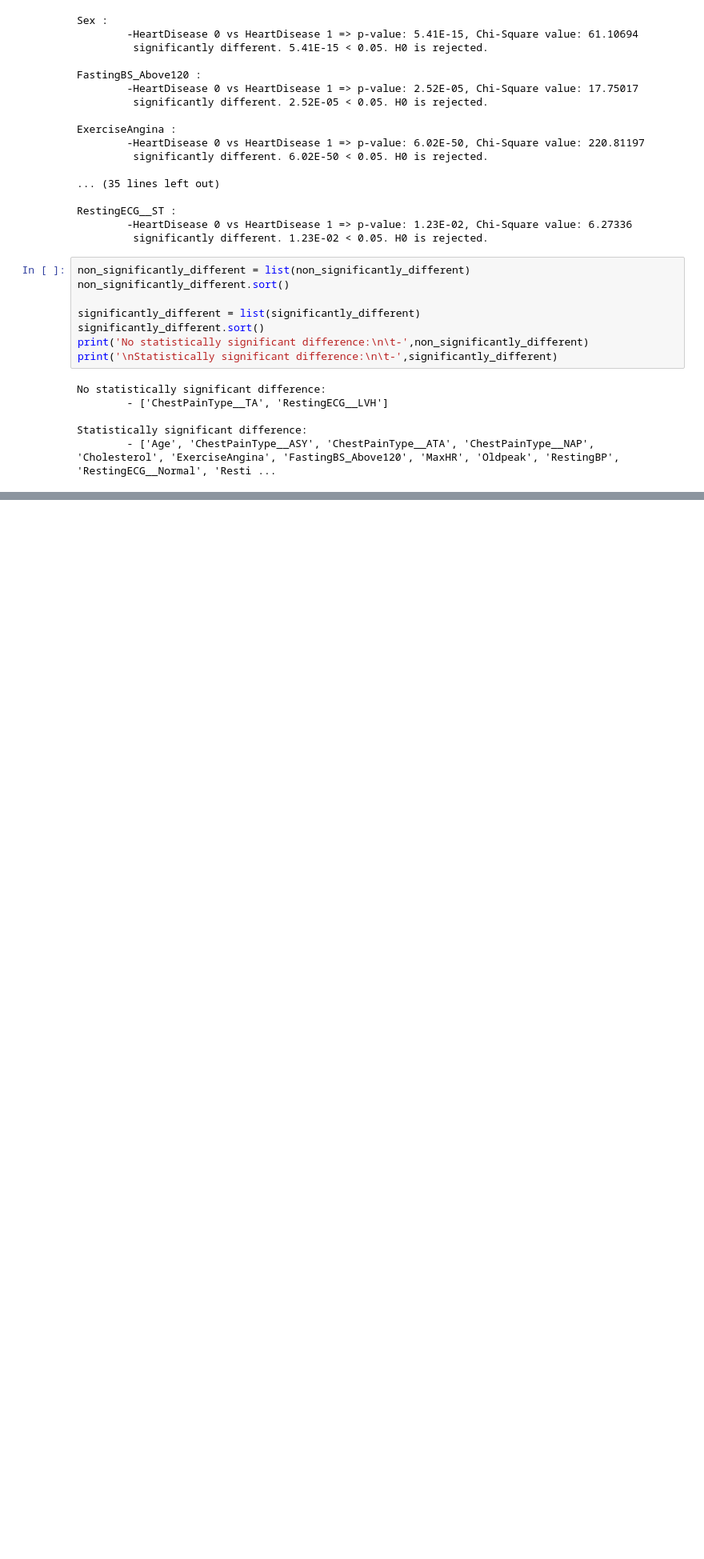
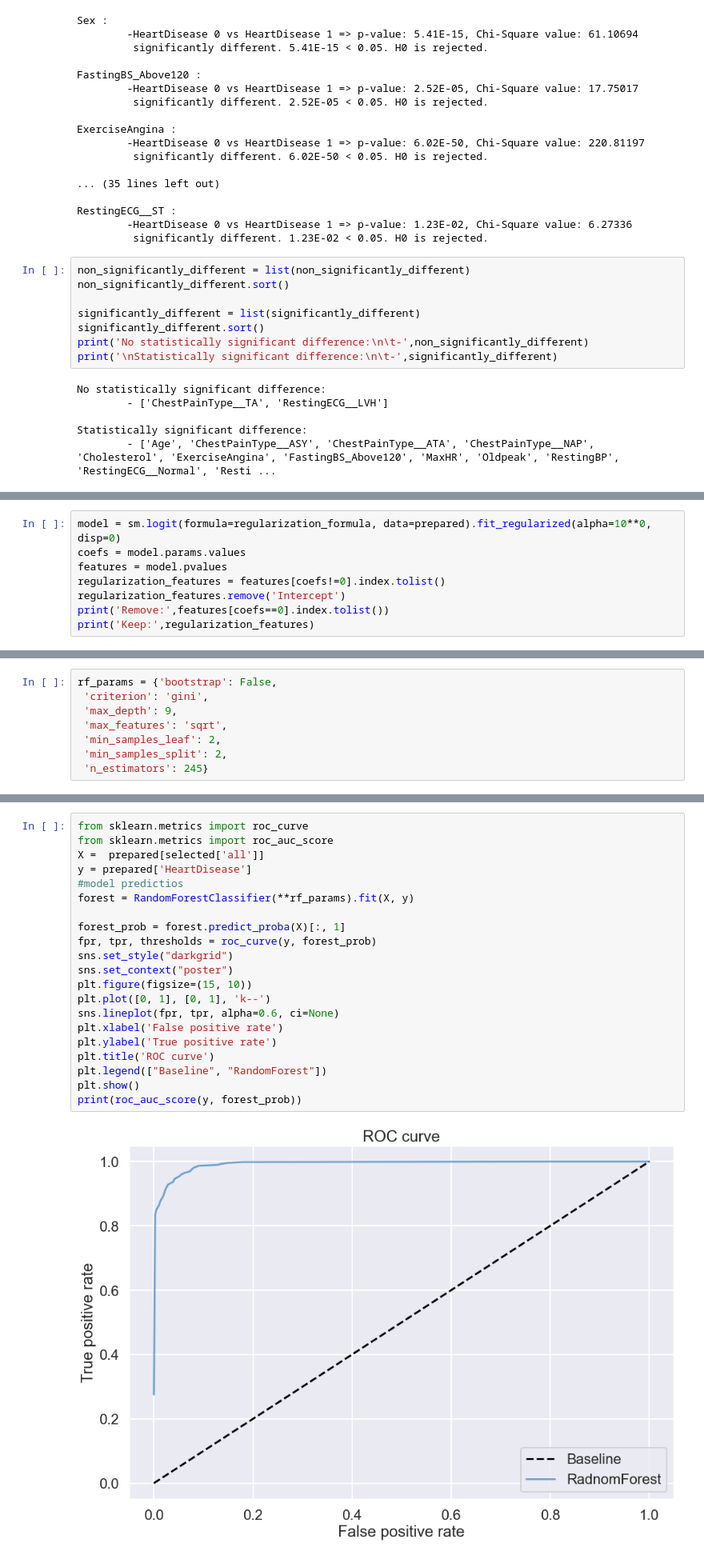
Before and after one commit to EmeryK-1/DataMadness, a Jupyter notebook: Commented_Analysis.ipynb, the cells around one changed output, grey strips where cells are left out. Shown: that part at 80% size. Cells and saved outputs as stored; diff of their text form; blank space fills up the shorter version.

```diff
--- a/Commented_EDA.ipynb
+++ b/Commented_Analysis.ipynb
@@ -429,0 +501,8 @@ A ChestPainType of TA and a RestingECG of LVH seem to have no effect on predicti
+# %%
+model = sm.logit(formula=regularization_formula, data=prepared).fit_regularized(alpha=10**0, disp=0)
+coefs = model.params.values
+features = model.pvalues
+regularization_features = features[coefs!=0].index.tolist()
+regularization_features.remove('Intercept')
+print('Remove:',features[coefs==0].index.tolist())
+print('Keep:',regularization_features)
@@ -429,0 +613,8 @@ A ChestPainType of TA and a RestingECG of LVH seem to have no effect on predicti
+# %%
+rf_params = {'bootstrap': False,
+ 'criterion': 'gini',
+ 'max_depth': 9,
+ 'max_features': 'sqrt',
+ 'min_samples_leaf': 2,
+ 'min_samples_split': 2,
+ 'n_estimators': 245}
@@ -429,0 +683,23 @@ A ChestPainType of TA and a RestingECG of LVH seem to have no effect on predicti
+# %%
+from sklearn.metrics import roc_curve
+from sklearn.metrics import roc_auc_score
+X =  prepared[selected['all']]
+y = prepared['HeartDisease']
+#model predictios
+forest = RandomForestClassifier(**rf_params).fit(X, y)
+
+forest_prob = forest.predict_proba(X)[:, 1]
+fpr, tpr, thresholds = roc_curve(y, forest_prob)
+sns.set_style("darkgrid")
+sns.set_context("poster")
+plt.figure(figsize=(15, 10))
+plt.plot([0, 1], [0, 1], 'k--')
+sns.lineplot(fpr, tpr, alpha=0.6, ci=None)
+plt.xlabel('False positive rate')
+plt.ylabel('True positive rate')
+plt.title('ROC curve')
+plt.legend(["Baseline", "RandomForest"])
+plt.show()
+print(roc_auc_score(y, forest_prob))
+# %% [output]
+[figure, added]
```
Also changed, not shown: parts of 25 cells of this notebook.
